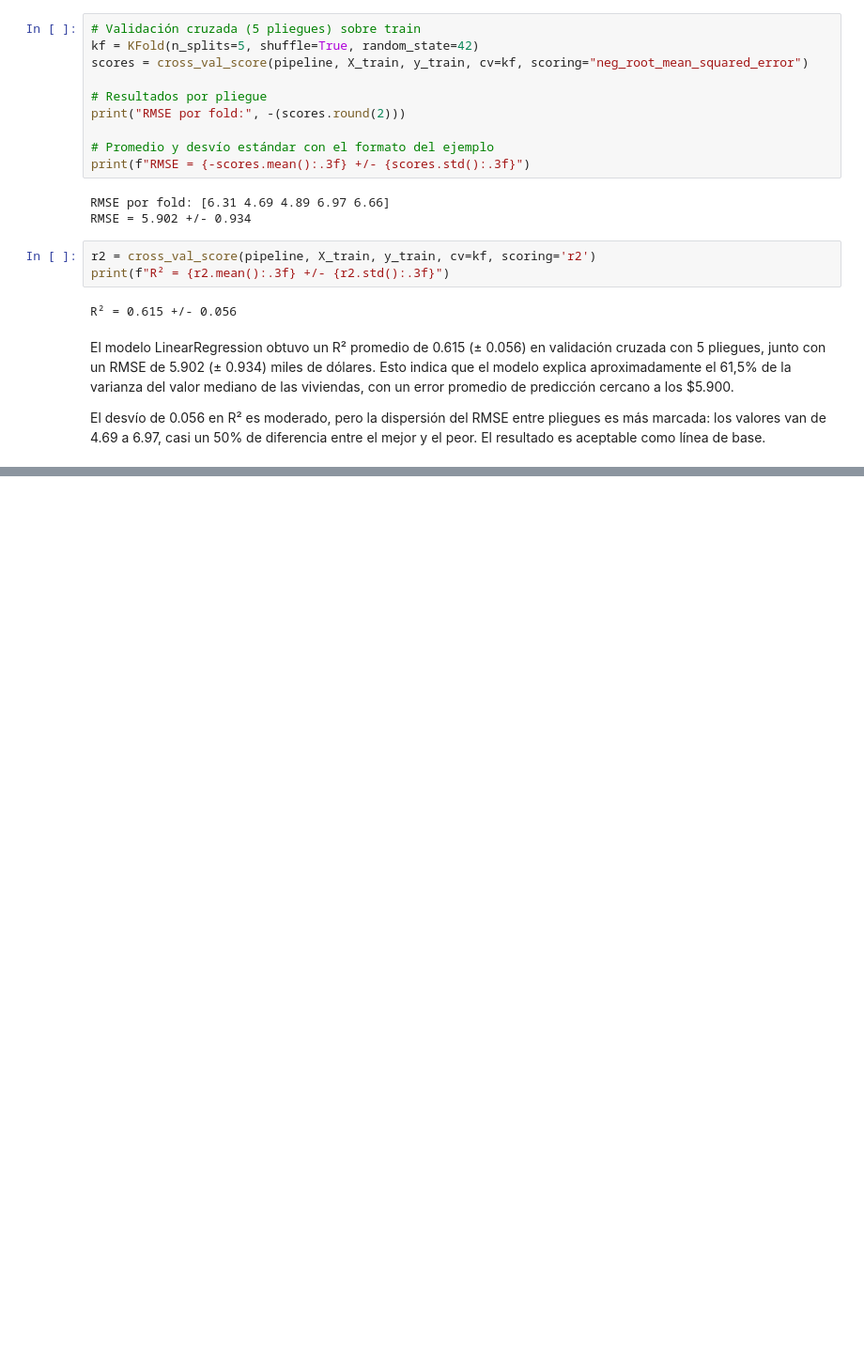
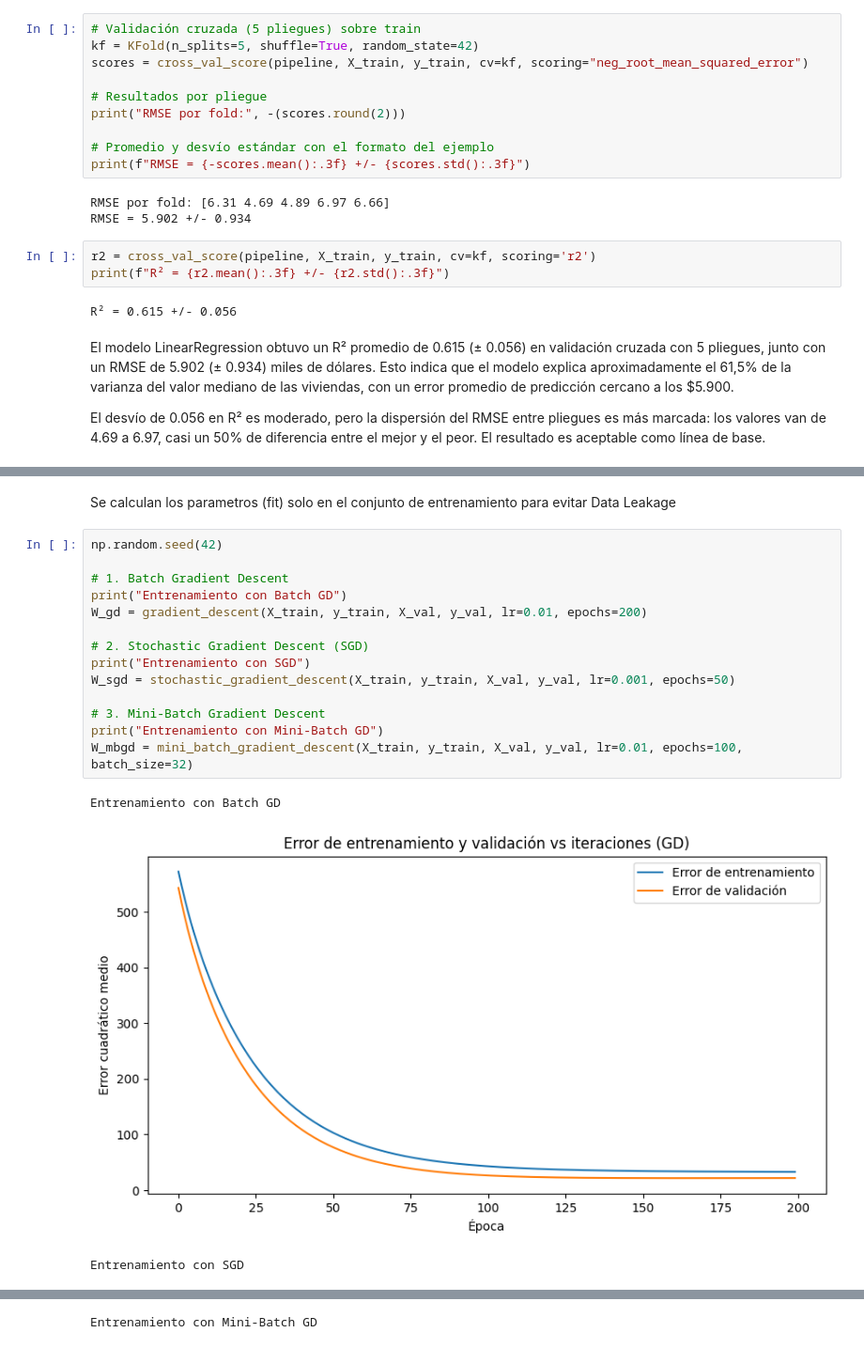
Before and after one commit to AlvaTF/TP-AA1-Ruiz-Toledo-Mendoza, a Jupyter notebook: TP_1/TP-regresion-AA1.ipynb, the cells around one changed output, grey strips where cells are left out. Shown at 94% size. Saved outputs shown, nothing was run; the diff lists cells and outputs as text; blank space fills up the shorter version.

Commit message:
aplicacion de los algoritmos BGD, SGD y MBGD

```diff
--- a/TP_1/TP-regresion-AA1.ipynb
+++ b/TP_1/TP-regresion-AA1.ipynb
@@ -314,0 +494,20 @@ El desvío de 0.056 en R² es moderado, pero la dispersión del RMSE entre plieg
+# %% [markdown]
+Se calculan los parametros (fit) solo en el conjunto de entrenamiento para evitar Data Leakage
+# %%
+np.random.seed(42)
+
+# 1. Batch Gradient Descent
+print("Entrenamiento con Batch GD")
+W_gd = gradient_descent(X_train, y_train, X_val, y_val, lr=0.01, epochs=200)
+
+# 2. Stochastic Gradient Descent (SGD)
+print("Entrenamiento con SGD")
+W_sgd = stochastic_gradient_descent(X_train, y_train, X_val, y_val, lr=0.001, epochs=50)
+
+# 3. Mini-Batch Gradient Descent
+print("Entrenamiento con Mini-Batch GD")
+W_mbgd = mini_batch_gradient_descent(X_train, y_train, X_val, y_val, lr=0.01, epochs=100, batch_size=32)
+# %% [output]
+Entrenamiento con Batch GD
+[figure, added]
+Entrenamiento con SGD
@@ -314,0 +515 @@ El desvío de 0.056 en R² es moderado, pero la dispersión del RMSE entre plieg
+Entrenamiento con Mini-Batch GD
```
Also changed, not shown: parts of 10 cells of this notebook.
